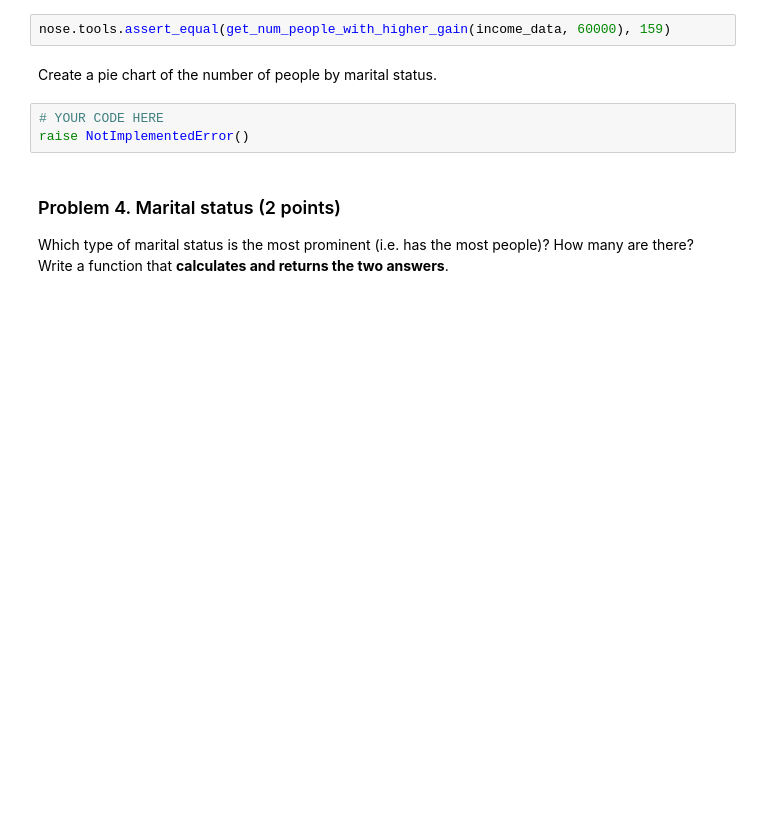
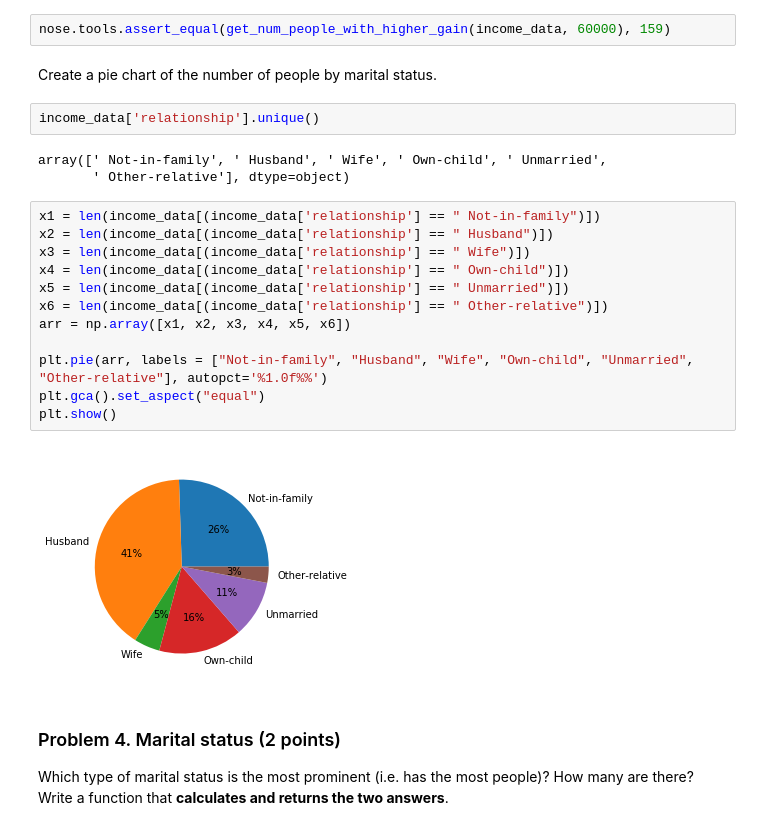
Before and after one commit to viraco4a/SoftUni, a Jupyter notebook: DataScience/03. Data-Visualization-Exploratory-Data-Analysis-Ex/Data Visualization and EDA Lab.ipynb, the cells around one changed output. Cells and saved outputs as stored; diff of their text form; blank space fills up the shorter version.

```diff
--- a/DataScience/03. Data-Visualization-Exploratory-Data-Analysis-Ex/Data Visualization and EDA Lab.ipynb
+++ b/DataScience/03. Data-Visualization-Exploratory-Data-Analysis-Ex/Data Visualization and EDA Lab.ipynb
@@ -48,9 +133,25 @@ def get_num_people_with_higher_gain(dataframe, threshold_gain):
 nose.tools.assert_equal(get_num_people_with_higher_gain(income_data, 60000), 159)
 # %% [markdown]
 Create a pie chart of the number of people by marital status.
-# %%
-# YOUR CODE HERE
-raise NotImplementedError()
+# %%
+income_data['relationship'].unique()
+# %% [output]
+array([' Not-in-family', ' Husband', ' Wife', ' Own-child', ' Unmarried',
+       ' Other-relative'], dtype=object)
+# %%
+x1 = len(income_data[(income_data['relationship'] == " Not-in-family")])
+x2 = len(income_data[(income_data['relationship'] == " Husband")])
+x3 = len(income_data[(income_data['relationship'] == " Wife")])
+x4 = len(income_data[(income_data['relationship'] == " Own-child")])
+x5 = len(income_data[(income_data['relationship'] == " Unmarried")])
+x6 = len(income_data[(income_data['relationship'] == " Other-relative")])
+arr = np.array([x1, x2, x3, x4, x5, x6])
+
+plt.pie(arr, labels = ["Not-in-family", "Husband", "Wife", "Own-child", "Unmarried", "Other-relative"], autopct='%1.0f%%')
+plt.gca().set_aspect("equal")
+plt.show()
+# %% [output]
+[figure, added]
 # %% [markdown]
 ### Problem 4. Marital status (2 points)
 Which type of marital status is the most prominent (i.e. has the most people)? How many are there? Write a function that **calculates and returns the two answers**.
```
Also changed, not shown: parts of 21 cells of this notebook, 1 other file.
